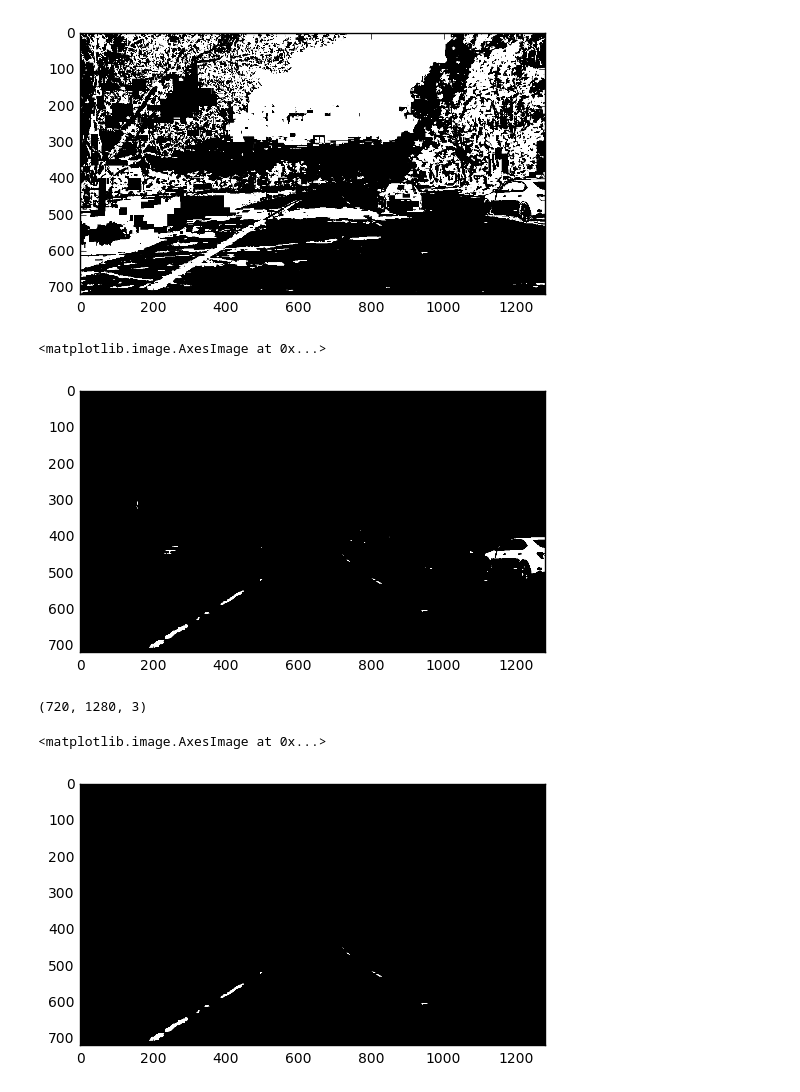
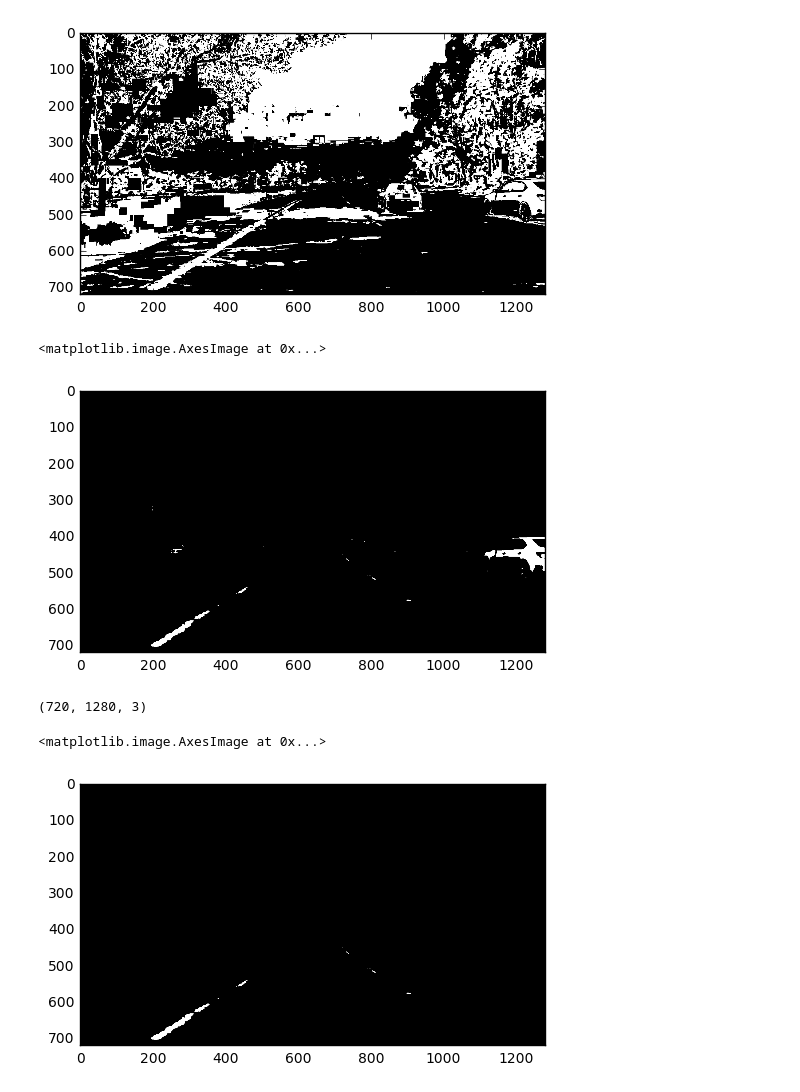
Before and after one commit to xysun/CarND-AdvancedLaneFinding-P4, a Jupyter notebook: P4 playground.ipynb, the cells around one changed output. Saved outputs shown, nothing was run; the diff lists cells and outputs as text; code cells hidden in the pictures.

```diff
--- a/P4 playground.ipynb
+++ b/P4 playground.ipynb
@@ -86,7 +86,7 @@ with open('calibration.pickle', 'rb') as f:  # Python 3: open(..., 'rb')
 # %%
 # test images
 %matplotlib inline
-fname = 'input_sequence/problem_input 039.jpg'
+fname = 'output_sequence/input_49.jpg'
 img = mpimg.imread(fname)
 undistorted = cv2.undistort(img, mtx, dist, None, mtx)
 
@@ -208,30 +208,30 @@ plt.imshow(combined_binary,cmap='gray')
 # %%
 #L+R
 %matplotlib inline
 
-r_thresh = (200, 255)
+r_thresh = (220, 255)
 r_binary = np.zeros_like(R)
 r_binary[(R > r_thresh[0]) & (R <= r_thresh[1])] = 1
 
 l_thresh = (120, 255)
 l_binary = np.zeros_like(L)
 l_binary[(L > l_thresh[0]) & (L <= l_thresh[1])] = 1
 
 u_thresh = (120, 255)
 u_binary = np.zeros_like(L)
 u_binary[(U > u_thresh[0]) & (U <= u_thresh[1])] = 1
 
 v_thresh = (120, 255)
 v_binary = np.zeros_like(L)
 v_binary[(V > v_thresh[0]) & (V <= v_thresh[1])] = 1
 
 combined_binary = np.zeros_like(S)
 combined_binary[((r_binary == 1) | (u_binary == 1))] = 1
 
 plt.imshow(combined_binary,cmap='gray')
 # %% [output]
 <matplotlib.image.AxesImage at 0x...>
-[figure, old version]
+[figure, new version]
 # %%
 s_binary = combined_binary
 # %%
@@ -286,7 +286,7 @@ plt.imshow(region,cmap='gray')
 # %% [output]
 (720, 1280, 3)
 <matplotlib.image.AxesImage at 0x...>
-[figure, old version]
+[figure, new version]
 # %%
 s_binary = region
 # %%
```
Also changed, not shown: parts of 11 cells of this notebook.
